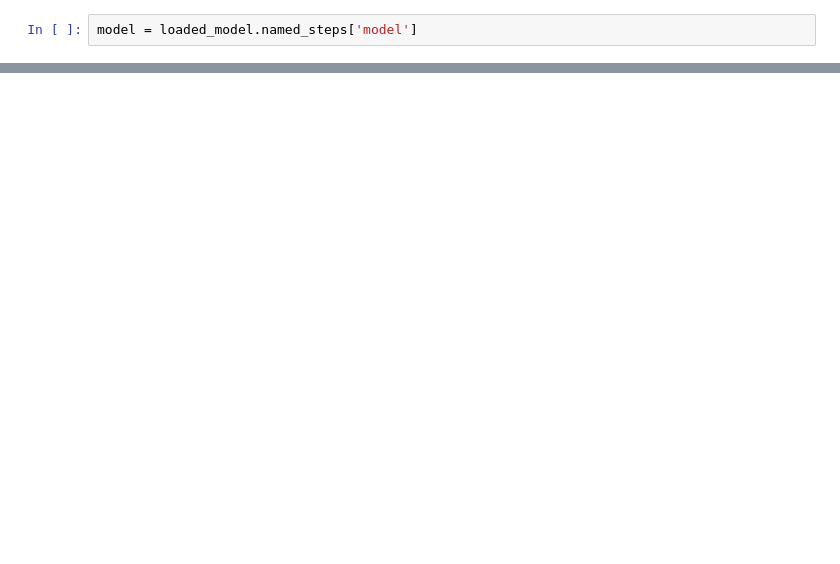
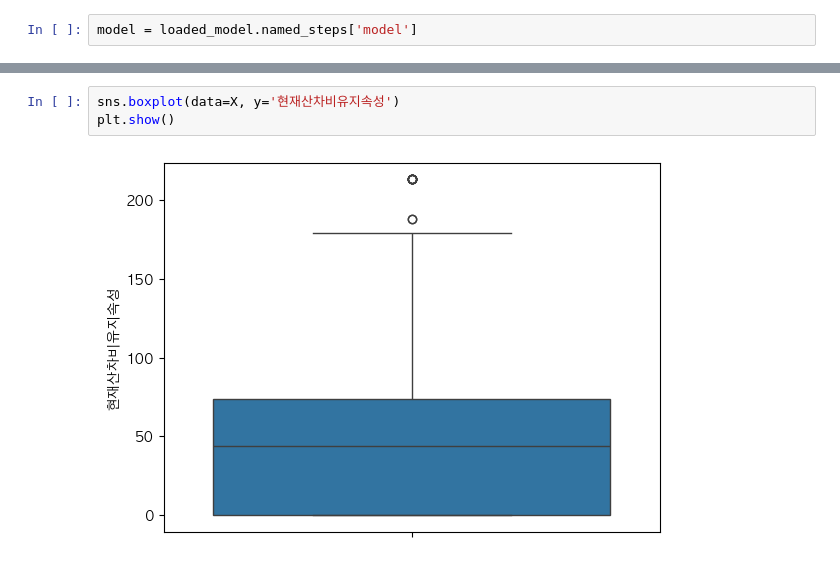
Before and after one commit to cye2020/Smart-Farm-Growth-Analytics, a Jupyter notebook: code/models/20251107_classify_cho.ipynb, the cells around one changed output, grey strips where cells are left out. Drawn from its saved outputs; the diff is of its cells as text; blank space fills up the shorter version.

```diff
--- a/code/models/20251107_classify_cho.ipynb
+++ b/code/models/20251107_classify_cho.ipynb
@@ -909,0 +956,5 @@ print(shap_df)
+# %%
+sns.boxplot(data=X, y='현재산차비유지속성')
+plt.show()
+# %% [output]
+[figure, added]
```
Also changed, not shown: parts of 12 cells of this notebook, 30 other files.
